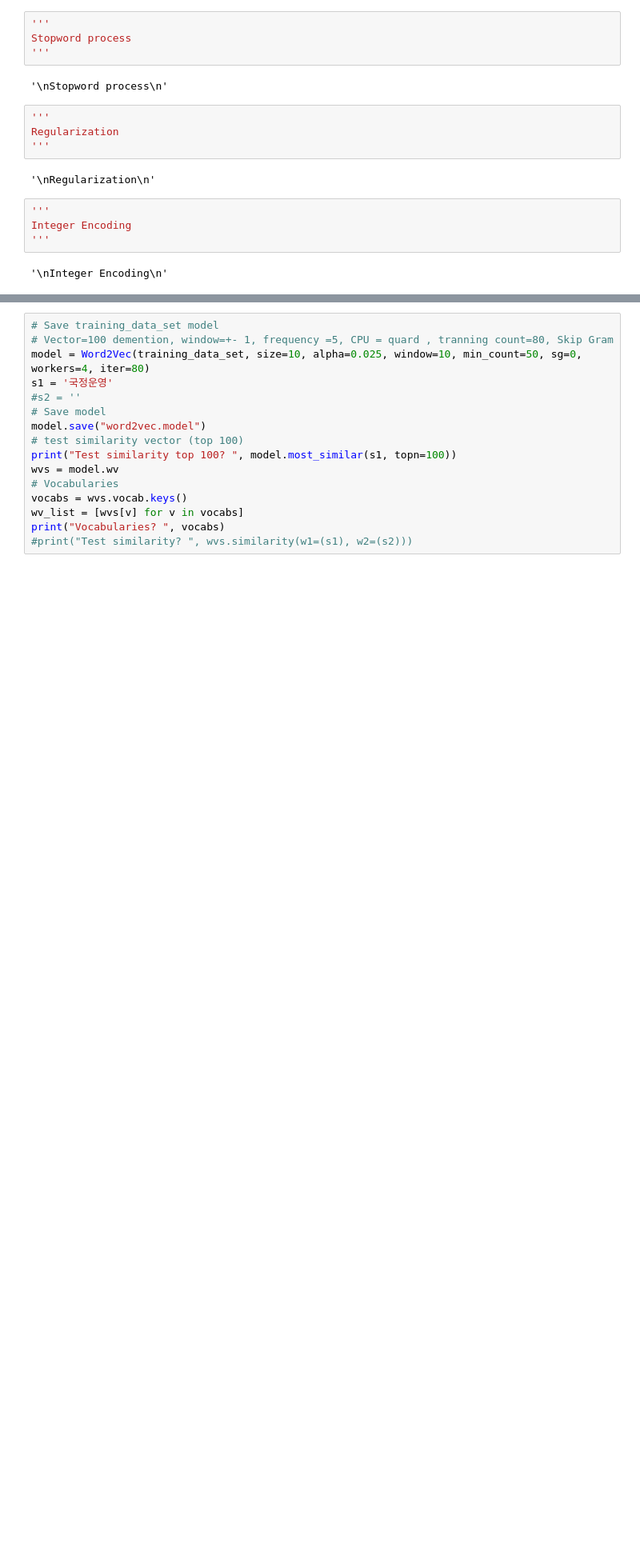
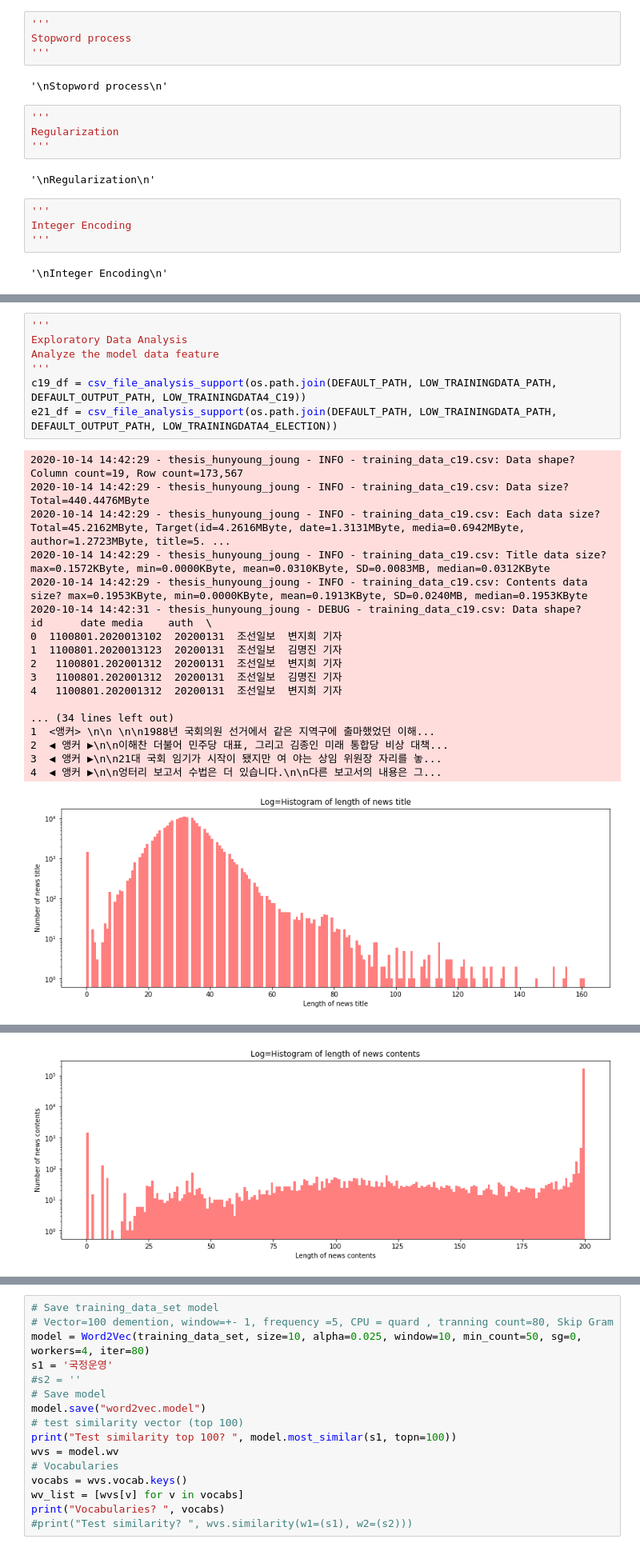
Before and after one commit to Hunyoung-Joung/Analysis-of-South-Korean-Journalism-Framing-on-COVID-19-and-21st-South-Korea-General-Election, a Jupyter notebook: thesis_hunyoung_joung.ipynb, the cells around one changed output, grey strips where cells are left out. Shown at 80% size. Saved outputs shown, nothing was run; the diff lists cells and outputs as text; blank space fills up the shorter version.

Commit message:
Add training data inspection and exploration

```diff
--- a/thesis_hunyoung_joung.ipynb
+++ b/thesis_hunyoung_joung.ipynb
@@ -459,0 +673,26 @@ ValueError: No objects to concatenate
+# %%
+'''
+Exploratory Data Analysis
+Analyze the model data feature
+'''
+c19_df = csv_file_analysis_support(os.path.join(DEFAULT_PATH, LOW_TRAININGDATA_PATH, DEFAULT_OUTPUT_PATH, LOW_TRAININGDATA4_C19))
+e21_df = csv_file_analysis_support(os.path.join(DEFAULT_PATH, LOW_TRAININGDATA_PATH, DEFAULT_OUTPUT_PATH, LOW_TRAININGDATA4_ELECTION))
+# %% [output]
+2020-10-14 14:42:29 - thesis_hunyoung_joung - INFO - training_data_c19.csv: Data shape? Column count=19, Row count=173,567
+2020-10-14 14:42:29 - thesis_hunyoung_joung - INFO - training_data_c19.csv: Data size? Total=440.4476MByte
+2020-10-14 14:42:29 - thesis_hunyoung_joung - INFO - training_data_c19.csv: Each data size? Total=45.2162MByte, Target(id=4.2616MByte, date=1.3131MByte, media=0.6942MByte, author=1.2723MByte, title=5. ...
+2020-10-14 14:42:29 - thesis_hunyoung_joung - INFO - training_data_c19.csv: Title data size? max=0.1572KByte, min=0.0000KByte, mean=0.0310KByte, SD=0.0083MB, median=0.0312KByte
+2020-10-14 14:42:29 - thesis_hunyoung_joung - INFO - training_data_c19.csv: Contents data size? max=0.1953KByte, min=0.0000KByte, mean=0.1913KByte, SD=0.0240MB, median=0.1953KByte
+2020-10-14 14:42:31 - thesis_hunyoung_joung - DEBUG - training_data_c19.csv: Data shape?                    id      date media    auth  \
+0  1100801.2020013102  20200131  조선일보  변지희 기자
+1  1100801.2020013123  20200131  조선일보  김명진 기자
+2   1100801.202001312  20200131  조선일보  변지희 기자
+3   1100801.202001312  20200131  조선일보  김명진 기자
+4   1100801.202001312  20200131  조선일보  변지희 기자
+
+... (34 lines left out)
+1  <앵커> \n\n \n\n1988년 국회의원 선거에서 같은 지역구에 출마했었던 이해...
+2  ◀ 앵커 ▶\n\n이해찬 더불어 민주당 대표, 그리고 김종인 미래 통합당 비상 대책...
+3  ◀ 앵커 ▶\n\n21대 국회 임기가 시작이 됐지만 여 야는 상임 위원장 자리를 놓...
+4  ◀ 앵커 ▶\n\n엉터리 보고서 수법은 더 있습니다.\n\n다른 보고서의 내용은 그...
+[figure, added]
@@ -459,0 +700 @@ ValueError: No objects to concatenate
+[figure, added]
```
Also changed, not shown: parts of 16 cells of this notebook, 5 other files.
